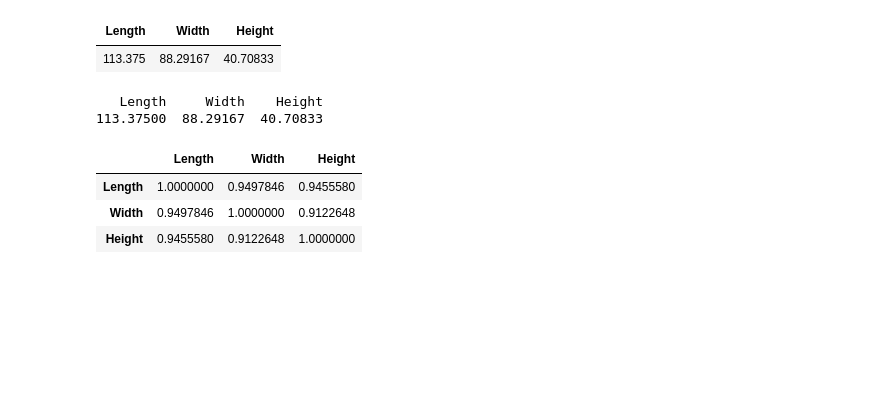
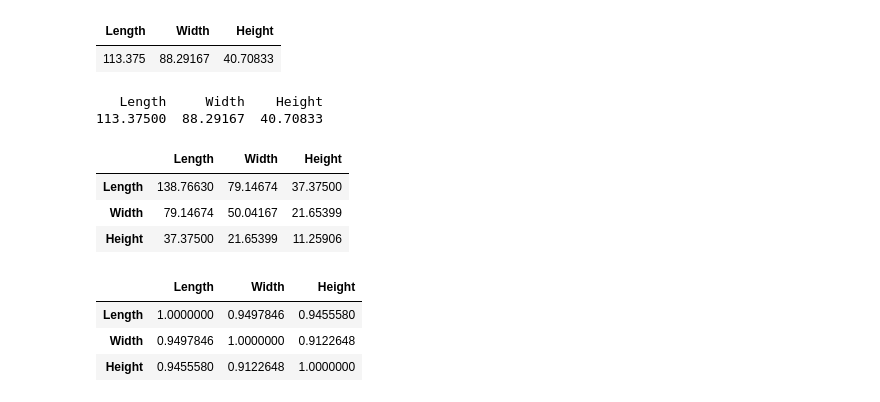
Before and after one commit to michael-huber2772/STAT5650, a Jupyter notebook: Lectures_Slides_Notes/Turtles.ipynb, the cells around one changed output. Drawn from its saved outputs; the diff is of its cells as text; code cells hidden in the pictures; blank space fills up the shorter version.

```diff
--- a/Lectures_Slides_Notes/Turtles.ipynb
+++ b/Lectures_Slides_Notes/Turtles.ipynb
@@ -77,6 +79,12 @@ apply(males,2,mean) # 2 means you are applying it to columns. 1 Means you are ap
 113.37500  88.29167  40.70833
 # %%
 males.cov=cov(males) #variance covariance matrix
+males.cov
+# %% [output]
+|  | Length | Width | Height |
+| Length | 138.76630 | 79.14674 | 37.37500 |
+| Width | 79.14674 | 50.04167 | 21.65399 |
+| Height | 37.37500 | 21.65399 | 11.25906 |
 # %%
 males.cor = cor(males)
 # %%
```
Also changed, not shown: parts of 1 cell of this notebook, 2 other files.
